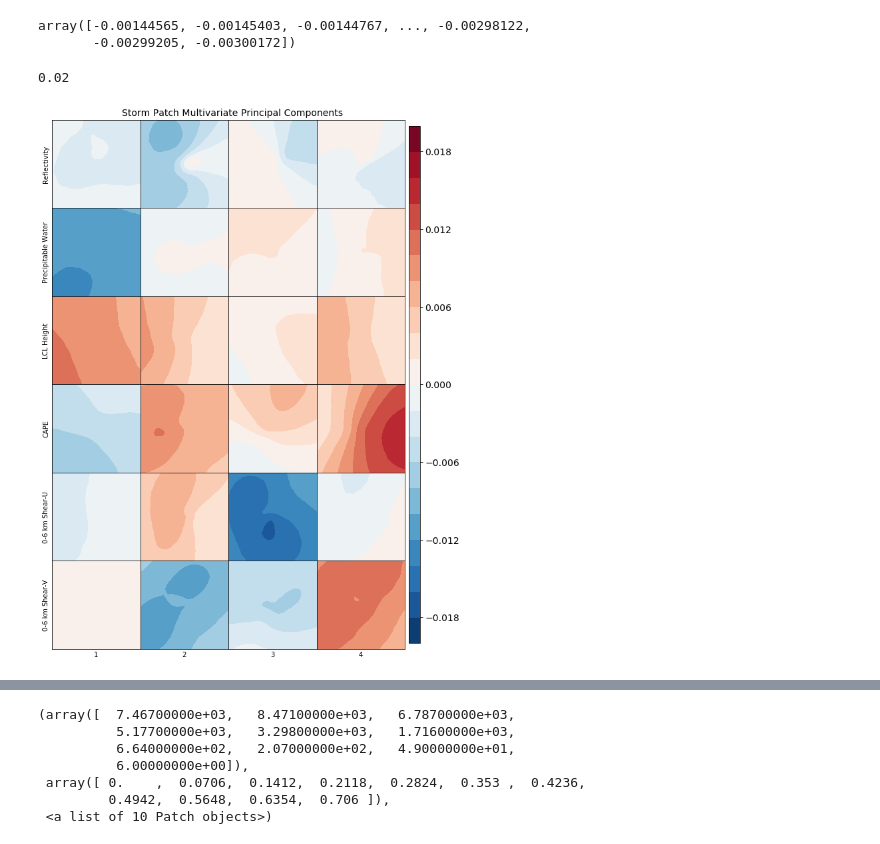
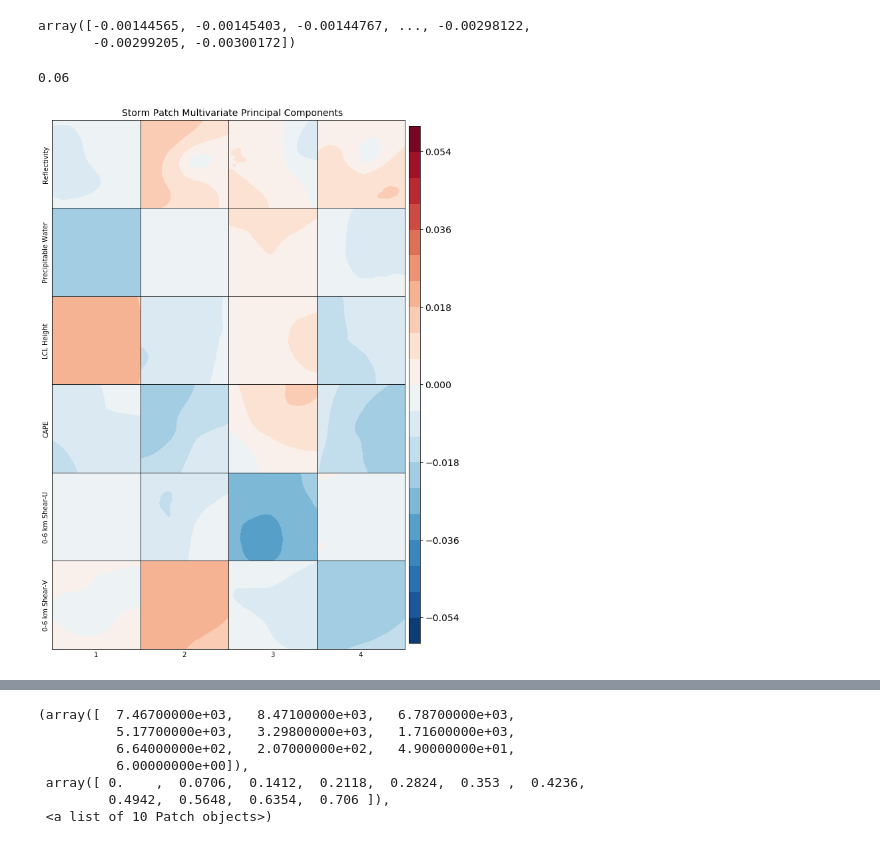
Before and after one commit to djgagne/deepsky, a Jupyter notebook: notebooks/StormPatchHail.ipynb, the cells around one changed output, grey strips where cells are left out. Cells and saved outputs as stored; diff of their text form; code cells hidden in the pictures.

```diff
--- a/notebooks/StormPatchHail.ipynb
+++ b/notebooks/StormPatchHail.ipynb
@@ -153,5 +162,8 @@ plt.hist(min_times)
  <a list of 10 Patch objects>)
 [figure]
+# %%
+for c in [2, 3]:
+    storm_data[:, :, :, c] = np.sqrt(storm_data[:, :, :, c])
 # %%
 plt.figure(figsize=(6.5, 6))
 plt.hist2d(min_severe_hail_distance, min_times,
@@ -222,18 +224,18 @@ pc_objs = []
 means = []
 sds = []
 num_comps = 10
-num_vars = 6
-pc_train_data = np.zeros((train_indices.size, num_comps * num_vars))
-pc_test_data = np.zeros((test_indices.size, num_comps * num_vars))
+num_vars = storm_data.shape[-1]
+pc_train_data = np.zeros((train_indices.size, num_comps * num_vars), dtype=np.float32)
+pc_test_data = np.zeros((test_indices.size, num_comps * num_vars), dtype=np.float32)
 for v in range(num_vars):
     print(v)
     pc_objs.append(PCA(n_components=10))
-    var_data = storm_data[:, :, :, v].reshape(-1, 64 * 64)
+    var_data = storm_data[:, :, :, v].reshape(-1, storm_data.shape[1] * storm_data.shape[2])
     means.append(var_data.mean())
     sds.append(var_data.std())
     norm_data = (var_data - means[v]) / sds[v]
-    pc_train_data[:, v * 10: (v + 1) * 10] = pc_objs[v].fit_transform(norm_data[train_indices])
-    pc_test_data[:, v * 10: (v + 1) * 10] = pc_objs[v].transform(norm_data[test_indices])
+    pc_train_data[:, v * num_comps: (v + 1) * num_comps] = pc_objs[v].fit_transform(norm_data[train_indices])
+    pc_test_data[:, v * num_comps: (v + 1) * num_comps] = pc_objs[v].transform(norm_data[test_indices])
 # %% [output]
 0
 1
@@ -270,10 +272,11 @@ fig, axes = plt.subplots(num_vars, vis_comps, figsize=(8, 12))
 plt.subplots_adjust(0.03, 0.03, 0.95, 0.95, wspace=0, hspace=0)
 cax = fig.add_axes([0.96, 0.04, 0.03, 0.9])
 p_ex = np.round(np.max([np.maximum(np.abs(pc_obj.components_.min()),
-                                  pc_obj.components_.max()) for pc_obj in pc_objs]),3)
+                                  pc_obj.components_.max()) for pc_obj in pc_objs]),2)
 for p, pc_obj in enumerate(pc_objs):
     for v in range(vis_comps):
-        axes[p, v].contourf(pc_obj.components_[v].reshape(64, 64), np.linspace(-p_ex, p_ex, 21), cmap="RdBu_r")
+        cont = axes[p, v].contourf(pc_obj.components_[v].reshape(32, 32),
+                                   np.linspace(-p_ex, p_ex, 21), cmap="RdBu_r")
         axes[p, v].axes.get_xaxis().set_ticks([])
         axes[p, v].axes.get_yaxis().set_ticks([])
         axes[-1, v].set(xlabel=v + 1)
@@ -288,20 +296,20 @@ plt.savefig("storm_patch_pca.png", dpi=250, bbox_inches="tight")
 mv_means = []
 mv_sds = []
 mv_num_comps = 15
-mv_num_vars = 6
+mv_num_vars = storm_data.shape[-1]
 mv_pc_obj = PCA(n_components=mv_num_comps)
-mv_pc_train_data = np.zeros((train_indices.size, mv_num_comps))
-mv_pc_test_data = np.zeros((test_indices.size, mv_num_comps))
-mv_norm_data = np.zeros((storm_data.shape[0], 64 * 64 * num_vars))
+mv_pc_train_data = np.zeros((train_indices.size, mv_num_comps), dtype=np.float32)
+mv_pc_test_data = np.zeros((test_indices.size, mv_num_comps), dtype=np.float32)
+mv_norm_data = np.zeros((storm_data.shape[0], 64 * 64 * num_vars), dtype=np.float32)
 for v in range(mv_num_vars):
     print(v)
     #if v == 2:
     #    var_data = np.sqrt(storm_data[:, :, :, v].reshape(-1, 64 * 64))
     #else:
-    var_data = storm_data[:, :, :, v].reshape(-1, 64 * 64)
+    var_data = storm_data[:, :, :, v].reshape(-1, storm_data.shape[1] * storm_data.shape[2])
     mv_means.append(var_data.mean())
     mv_sds.append(var_data.std())
-    mv_norm_data[:, 64 * 64 * v: 64 * 64 * (v + 1)] = (var_data - means[v]) / sds[v]
+    mv_norm_data[:, 32 * 32 * v: 32 * 32 * (v + 1)] = (var_data - means[v]) / sds[v]
 mv_pc_train_data[:, :] = mv_pc_obj.fit_transform(mv_norm_data[train_indices])
 mv_pc_test_data[:, :] = mv_pc_obj.transform(mv_norm_data[test_indices])
 # %% [output]
@@ -319,25 +327,25 @@ array([-0.00144565, -0.00145403, -0.00144767, ..., -0.00298122,
 # %%
 vis_comps = 4
 fig, axes = plt.subplots(num_vars, vis_comps, figsize=(8, 12))
 plt.subplots_adjust(0.03, 0.03, 0.95, 0.95, wspace=0, hspace=0)
 p_ex = np.round(np.maximum(np.abs(mv_pc_obj.components_.min()), np.abs(mv_pc_obj.components_.max())), decimals=2)
 print(p_ex)
 cax = fig.add_axes([0.96, 0.04, 0.03, 0.9])
 for p in range(mv_num_vars):
     for v in range(vis_comps):
-        cont = axes[p, v].contourf(mv_pc_obj.components_[v, 4096 * p: 4096 * (p + 1)].reshape(64, 64),
+        cont = axes[p, v].contourf(mv_pc_obj.components_[v, 32 **2 * p: 32**2 * (p + 1)].reshape(32, 32),
                                    np.linspace(-np.round(p_ex,2), np.round(p_ex, 2), 21), cmap="RdBu_r")
         axes[p, v].axes.get_xaxis().set_ticks([])
         axes[p, v].axes.get_yaxis().set_ticks([])
         axes[-1, v].set(xlabel=v + 1)
     axes[p, 0].set(ylabel=short_var_names[p])
 cbar = fig.colorbar(cont, cax=cax)
 cbar.ax.tick_params(labelsize=14)
 fig.suptitle("Storm Patch Multivariate Principal Components", y=0.97, fontsize=14)
 plt.savefig("storm_patch_mv_pca.png", dpi=250, bbox_inches="tight")
 # %% [output]
-0.02
+0.06
-[figure, old version]
+[figure, new version]
 # %%
 with open("/scratch/dgagne/hail_models/mv_pc_obj.pkl", "wb") as mv_pc_file:
     pickle.dump(mv_pc_obj, mv_pc_file, protocol=pickle.HIGHEST_PROTOCOL)
```
Also changed, not shown: parts of 44 cells of this notebook.
